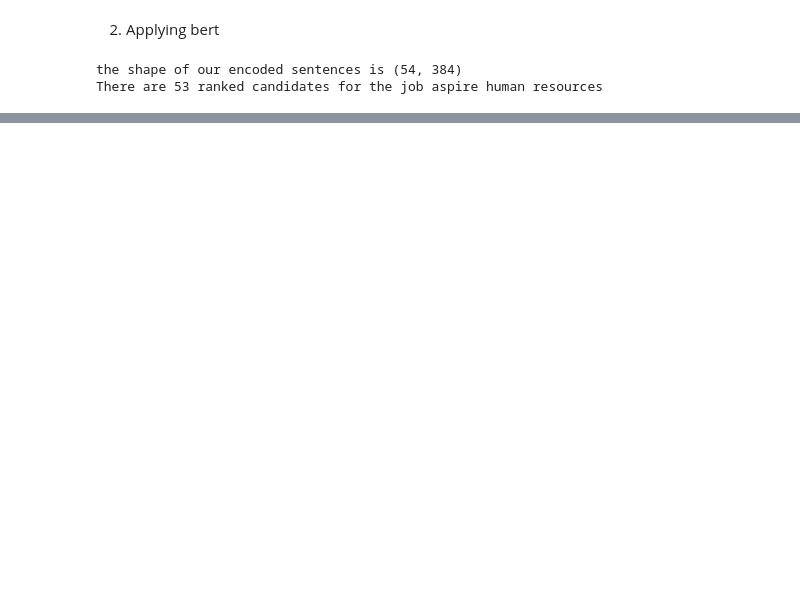
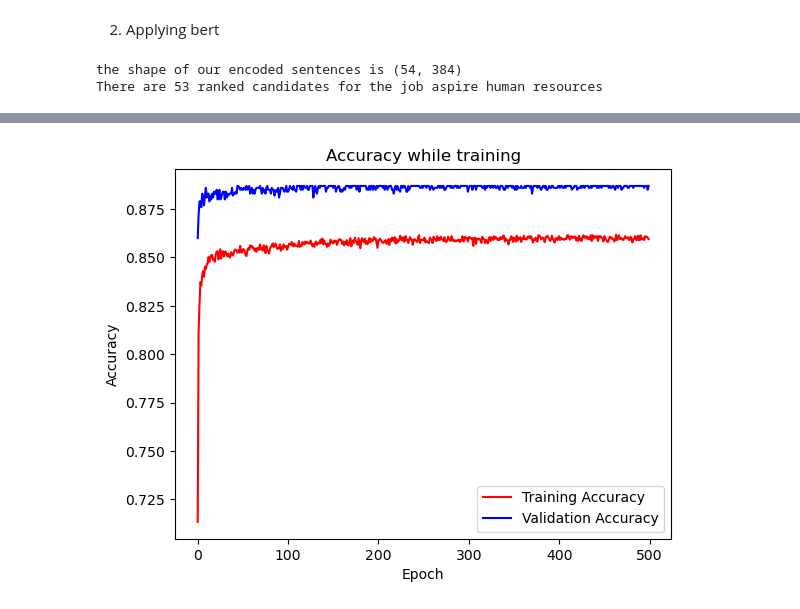
Before and after one commit to gbangout-apziva/potential-talents, a Jupyter notebook: ptalent.ipynb, the cells around one changed output, grey strips where cells are left out. Drawn from its saved outputs; the diff is of its cells as text; code cells hidden in the pictures; blank space fills up the shorter version.

```diff
--- a/ptalent.ipynb
+++ b/ptalent.ipynb
@@ -309,0 +452,10 @@ df1.head(10)
+# %%
+plt.plot(history.history["accuracy"],color="r")
+plt.plot(history.history["val_accuracy"],color="b")
+plt.xlabel("Epoch")
+plt.ylabel("Accuracy")
+plt.legend(["Training Accuracy","Validation Accuracy"])
+plt.title("Accuracy while training")
+plt.show()
+# %% [output]
+[figure, added]
```
Also changed, not shown: parts of 11 cells of this notebook.
